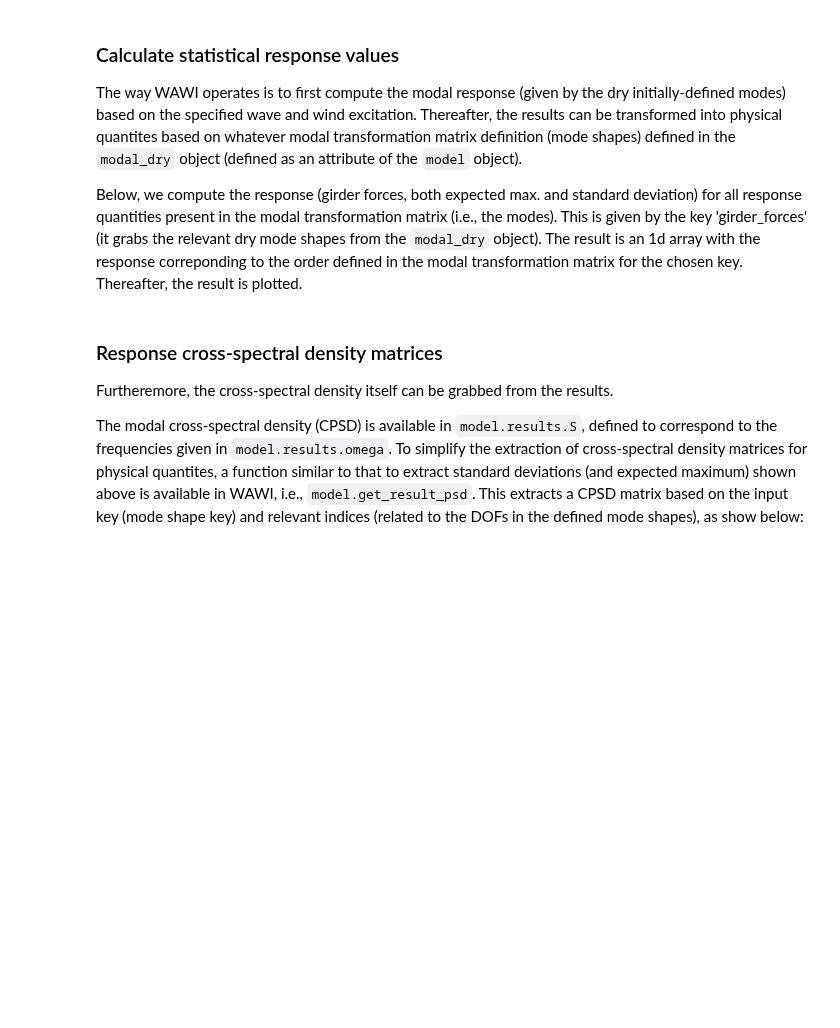
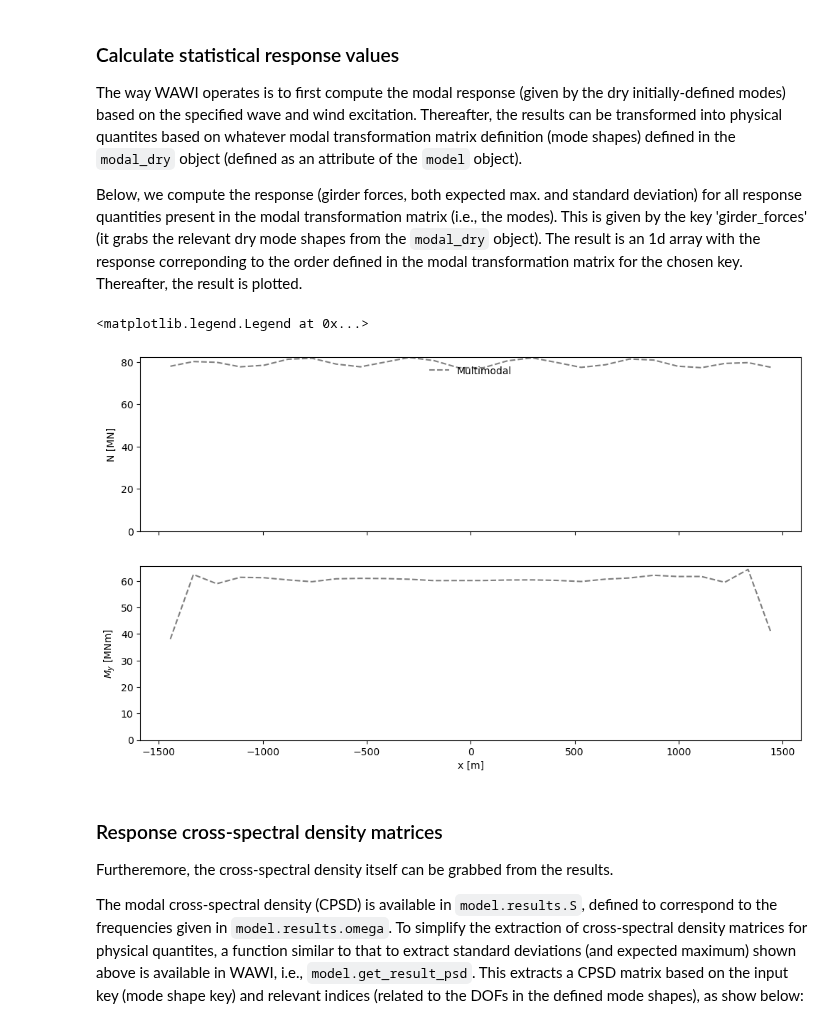
Before and after one commit to knutankv/wawi, a Jupyter notebook: examples/2 Response prediction/Curved floating bridge/Basic response prediction.ipynb, the cells around one changed output. Saved outputs shown, nothing was run; the diff lists cells and outputs as text; code cells hidden in the pictures; blank space fills up the shorter version.

```diff
--- a/examples/2 Response prediction/Curved floating bridge/Basic response prediction.ipynb
+++ b/examples/2 Response prediction/Curved floating bridge/Basic response prediction.ipynb
@@ -17,7 +17,7 @@ model = Model.from_wwi('./input/model_curved.wwi')
 model.n_modes = 50      # define number of dry modes
 
 # Define omega for FRF of system and aerodynamics
-omega = np.arange(0.001, 2, 0.0005)
+omega = np.arange(0.001, 2, 0.005)
 omega_aero = np.arange(0.001, 2, 0.05)
 # %% [markdown]
 ## Defining `Windstate`
@@ -97,22 +115,24 @@ resp_std = model.get_result_std(key='girder_forces')          # standard deviati
 # %%
 # Plot expected maximum
 legend_ax = []
-comps = {'$M_z$ [MNm]':5}
+comps = {'N [MN]':0, '$M_y$ [MNm]':4}
 arclength_girder_force = model.modal_dry.phi_x['girder_forces'][:, 0]
 
 fig,ax = plt.subplots(nrows=len(comps), sharex=True, figsize=[12,7])
 if np.ndim(ax)==0:
     ax = [ax]
 
 for ix, comp in enumerate(comps):
     comp_ix = comps[comp]
     ax[ix].set_ylabel(comp)
-    ax[ix].plot(arclength_girder_force, resp_wawi[comp_ix::6]/1e6, color='black', linestyle='--', alpha=0.5, label='Multimodal')
+    ax[ix].plot(arclength_girder_force, resp_expmax[comp_ix::6]/1e6, color='black', linestyle='--', alpha=0.5, label='Multimodal')
     ax[ix].set_ylim(bottom=0)
 
 ax[-1].set_xlabel('x [m]')
-# ax[-1].set_xlim(left=0)
 ax[0].legend(frameon=False, loc='upper center', ncol=2)
+# %% [output]
+<matplotlib.legend.Legend at 0x...>
+[figure, added]
 # %% [markdown]
 ### Response cross-spectral density matrices
 Furtheremore, the cross-spectral density itself can be grabbed from the results.
```
Also changed, not shown: parts of 6 cells of this notebook, 2 other files.
